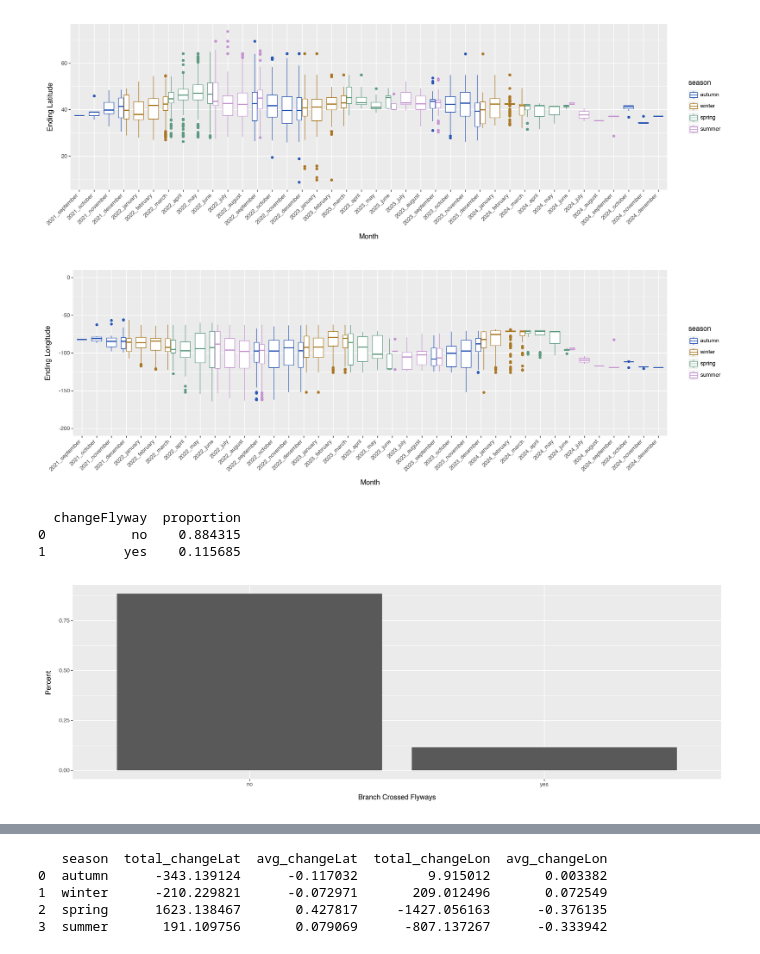
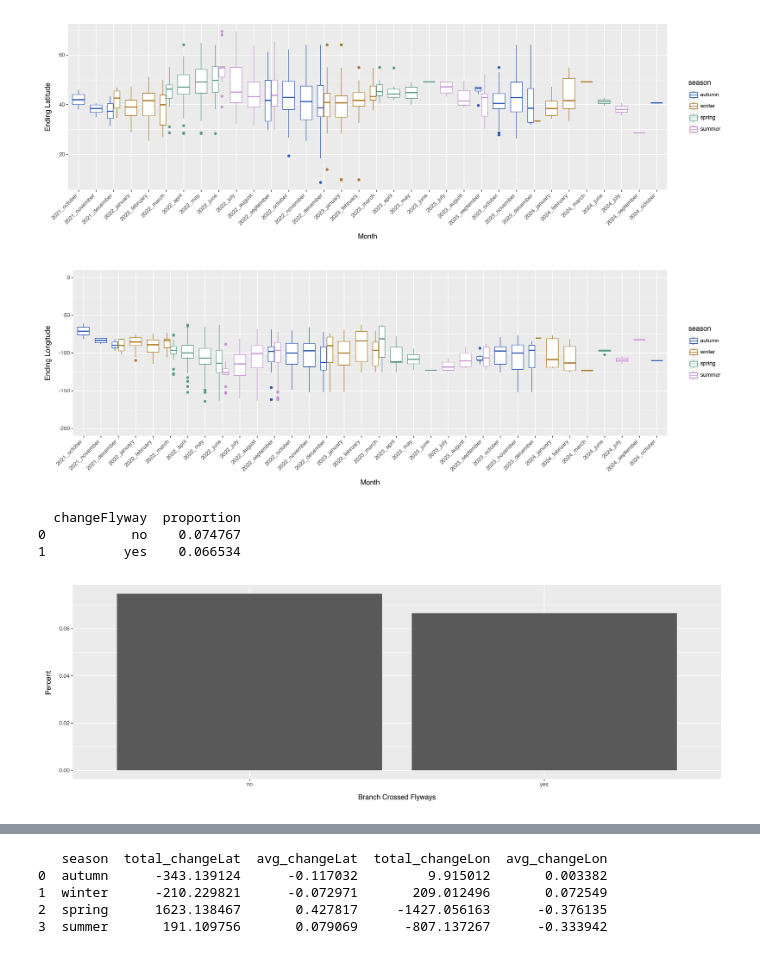
Before and after one commit to moncla-lab/H5-avian-ecology, a Jupyter notebook: cont_phyl_mcc_plotting.ipynb, the cells around one changed output, grey strips where cells are left out. Saved outputs shown, nothing was run; the diff lists cells and outputs as text; code cells hidden in the pictures.

```diff
--- a/cont_phyl_mcc_plotting.ipynb
+++ b/cont_phyl_mcc_plotting.ipynb
@@ -662,2 +699,11 @@ mcc_seas_mon_state_flyway_upt2.to_csv("./SERAPHIM/nov2021-2024/NAm_wild-aves_nov
 # %%
 # GOTTA CHANGE ALL THE DATAFRAMES FROM HERE DOWN!!!!!!
+# %%
+# Set the dataframe for all plotting and statistics
+
+#MCCDATA = mcc_seas_mon_state_flyway_upt2
+#MCCDATA = mcc_over100km
+#MCCDATA = mcc_over200km
+MCCDATA = mcc_over500km
+
+print(len(MCCDATA))
@@ -693,10 +741,10 @@ season_colors = {"winter":"#AA7722",
               }
 
 season_order = ["autumn", "winter", "spring", "summer"]
-mcc_seas_mon_state_flyway_upt2["season"] = pd.Categorical(mcc_seas_mon_state_flyway_upt2["season"], categories=season_order, ordered=True)
+MCCDATA["season"] = pd.Categorical(MCCDATA["season"], categories=season_order, ordered=True)
 
 seasonal_scatter = (
-    ggplot(mcc_seas_mon_state_flyway_upt2, aes(x = "changeLon", y = "changeLat", color = "season"))
+    ggplot(MCCDATA, aes(x = "changeLon", y = "changeLat", color = "season"))
     + geom_point(alpha = 0.5)
     # + stat_ellipse(type='t', level=0.95, size=1)
     + scale_color_manual(values=season_colors)
@@ -705,7 +753,9 @@ seasonal_scatter = (
     + xlim(-100, 100)
     + ylim(-35, 35)
     + labs(x = "Change in Longitude \n West to East", y = "Change in Latitude \n South to North")
+    + theme(figure_size = (10, 10))
 )
 
 seasonal_scatter.show()
+#seasonal_scatter.save(filename = './SERAPHIM/nov2021-2024_no-suliformes/output_plots/seasonal_scatter.pdf', height=7, width=10, units = 'in', dpi=750)
 # %% [output]
@@ -716,11 +770,10 @@ seasonal_scatter.show()
 season_year_order = ["autumn_2021", "winter_2021/22", "spring_2022", "summer_2022", "autumn_2022", "winter_2022/23",
                      "spring_2023", "summer_2023", "autumn_2023", "winter_2023/24", "spring_2024", "summer_2024",
                      "autumn_2024", "winter_2024"]
-mcc_seas_mon_state_flyway_upt2["season_year"] = pd.Categorical(mcc_seas_mon_state_flyway_upt2["season_year"],
-                                                            categories=season_year_order, ordered=True)
+MCCDATA["season_year"] = pd.Categorical(MCCDATA["season_year"], categories=season_year_order, ordered=True)
 
 prop_direction_latitude = (
-    ggplot(mcc_seas_mon_state_flyway_upt2, aes(x = "season_year", fill = "changeLat_direction"))
+    ggplot(MCCDATA, aes(x = "season_year", fill = "changeLat_direction"))
         + geom_bar(position = "fill")
         + scale_fill_manual(values={"north": "#2B57B3", "south": "#AA7722"}, name="Direction",
                             labels={"north":"North", "south": "South"})
@@ -730,7 +783,7 @@ prop_direction_latitude = (
     )
 
 prop_direction_longitude = (
-    ggplot(mcc_seas_mon_state_flyway_upt2, aes(x = "season_year", fill = "changeLon_direction"))
+    ggplot(MCCDATA, aes(x = "season_year", fill = "changeLon_direction"))
         + geom_bar(position = "fill")
         + scale_fill_manual(values={"east": "#5E9B82", "west": "#C593D1"}, name="Direction",
                             labels={"east":"East", "west": "West"})
@@ -747,17 +804,17 @@ prop_direction_longitude.show()
 # %%
 # Plot 3.5: Proportion of branchs moving north/south, east/west during each month
 
-mcc_seas_mon_state_flyway_upt2["month_year"] = mcc_seas_mon_state_flyway_upt2["month_year"].astype(str)
+MCCDATA["month_year"] = MCCDATA["month_year"].astype(str)
 
 month_order = ["2021_september", "2021_october","2021_november","2021_december", "2022_january", "2022_february", "2022_march", "2022_april", "2022_may", "2022_june",
                "2022_july", "2022_august", "2022_september", "2022_october", "2022_november", "2022_december","2023_january", "2023_february", "2023_march", "2023_april",
                "2023_may", "2023_june", "2023_july", "2023_august", "2023_september", "2023_october", "2023_november", "2023_december", "2024_january", "2024_february",
                "2024_march", "2024_april", "2024_may", "2024_june","2024_july", "2024_august", "2024_september", "2024_october", "2024_november", "2024_december"]
 
-mcc_seas_mon_state_flyway_upt2["month_year"] = pd.Categorical(mcc_seas_mon_state_flyway_upt2["month_year"], categories=month_order, ordered=True)
+MCCDATA["month_year"] = pd.Categorical(MCCDATA["month_year"], categories=month_order, ordered=True)
 
 prop_direction_latitude_month = (
-    ggplot(mcc_seas_mon_state_flyway_upt2, aes(x = "month_year", fill = "changeLat_direction"))
+    ggplot(MCCDATA, aes(x = "month_year", fill = "changeLat_direction"))
         + geom_bar(position = "fill")
         + scale_fill_manual(values={"north": "#2B57B3", "south": "#AA7722"}, name="Direction",
                             labels={"north":"North", "south": "South"})
@@ -767,7 +824,7 @@ prop_direction_latitude_month = (
     )
 
 prop_direction_longitude_month = (
-    ggplot(mcc_seas_mon_state_flyway_upt2, aes(x = "month_year", fill = "changeLon_direction"))
+    ggplot(MCCDATA, aes(x = "month_year", fill = "changeLon_direction"))
         + geom_bar(position = "fill")
         + scale_fill_manual(values={"east": "#5E9B82", "west": "#C593D1"}, name="Direction",
                             labels={"east":"East", "west": "West"})
@@ -866,7 +932,7 @@ just_curious.show()
 # Plot 8: average lat and lon per month
 
 avg_latitude = (
-    ggplot(mcc_seas_mon_state_flyway_upt2)
+    ggplot(MCCDATA)
 #    + geom_boxplot(aes(x = "factor(month_year)", y = "startLat", color = "season"))
     + geom_boxplot(aes(x = "factor(month_year)", y = "endLat", color = "season"))
     + labs(x = "Month", y = "Ending Latitude")
@@ -876,7 +942,7 @@ avg_latitude = (
 
 
 avg_longitude = (
-    ggplot(mcc_seas_mon_state_flyway_upt2)
+    ggplot(MCCDATA)
 #    + geom_boxplot(aes(x = "factor(month_year)", y = "startLon", color = "season"))
     + geom_boxplot(aes(x = "factor(month_year)", y = "endLon", color = "season"))
     + labs(x = "Month", y = "Ending Longitude")
@@ -888,34 +954,34 @@ avg_longitude = (
 avg_latitude.show()
 avg_longitude.show()
 # %% [output]
-[figure, old version]
+[figure, new version]
-[figure, old version]
+[figure, new version]
 # %%
 # Plot 9: the proportion of branches that cross flyways
 
 prop_df = pd.DataFrame(["no", "yes"]).rename({0:"changeFlyway"}, axis = 1)
 
 # prop_df.loc[prop_df["changeFlyway"] == "no", "value"] = len(mcc_seas_mon_flyways_upt2.loc[mcc_seas_mon_flyways_upt2["changeFlyway"] == "no"])
 # prop_df.loc[prop_df["changeFlyway"] == "yes", "value"] = len(mcc_seas_mon_flyways_upt2.loc[mcc_seas_mon_flyways_upt2["changeFlyway"] == "yes"])
 
-prop_df.loc[prop_df["changeFlyway"] == "no", "proportion"] = (len(mcc_seas_mon_state_flyway_upt2.loc[mcc_seas_mon_state_flyway_upt2["changeFlyway"] == "no"])) / 12024
-prop_df.loc[prop_df["changeFlyway"] == "yes", "proportion"] = (len(mcc_seas_mon_state_flyway_upt2.loc[mcc_seas_mon_state_flyway_upt2["changeFlyway"] == "yes"])) / 12024
+prop_df.loc[prop_df["changeFlyway"] == "no", "proportion"] = (len(MCCDATA.loc[MCCDATA["changeFlyway"] == "no"])) / 12024
+prop_df.loc[prop_df["changeFlyway"] == "yes", "proportion"] = (len(MCCDATA.loc[MCCDATA["changeFlyway"] == "yes"])) / 12024
 
 print(prop_df)
 
 proportion_changeFlyway = (
     ggplot(prop_df, aes(x = "changeFlyway", y = "proportion"))
     + geom_col()
     + labs(x = "Branch Crossed Flyways", y = "Percent")
     + theme(figure_size = (15, 5))
 )
 
 proportion_changeFlyway.show()
 # %% [output]
   changeFlyway  proportion
-0           no    0.884315
-1          yes    0.115685
+0           no    0.074767
+1          yes    0.066534
-[figure, old version]
+[figure, new version]
 # %%
 # Plot 10: On a histogram of distance traveled, what proportion cross flyways
 
```
Also changed, not shown: parts of 21 cells of this notebook, 9 other files.
